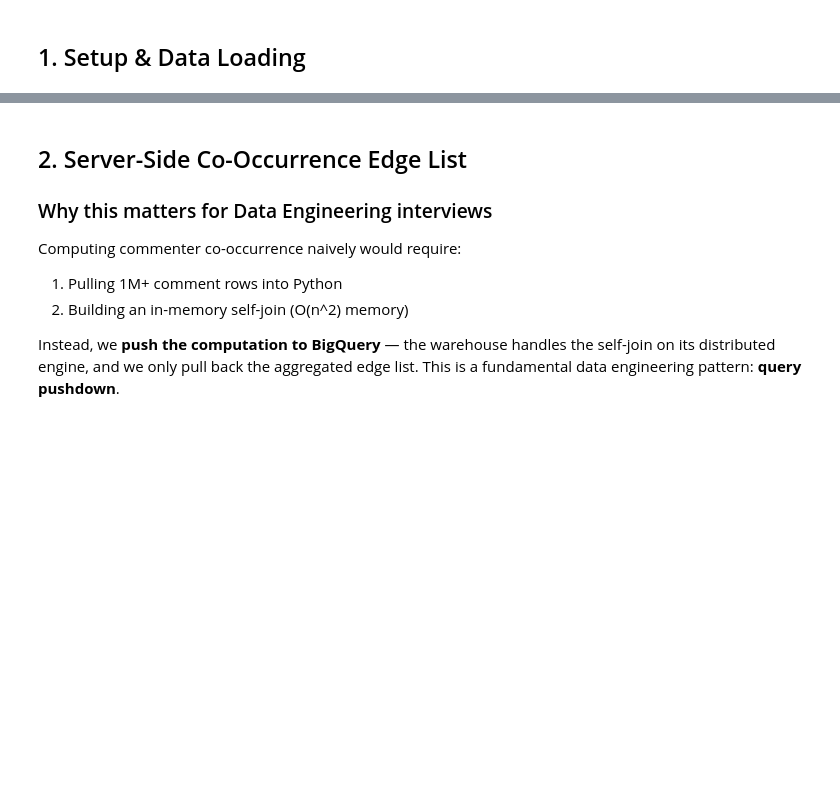
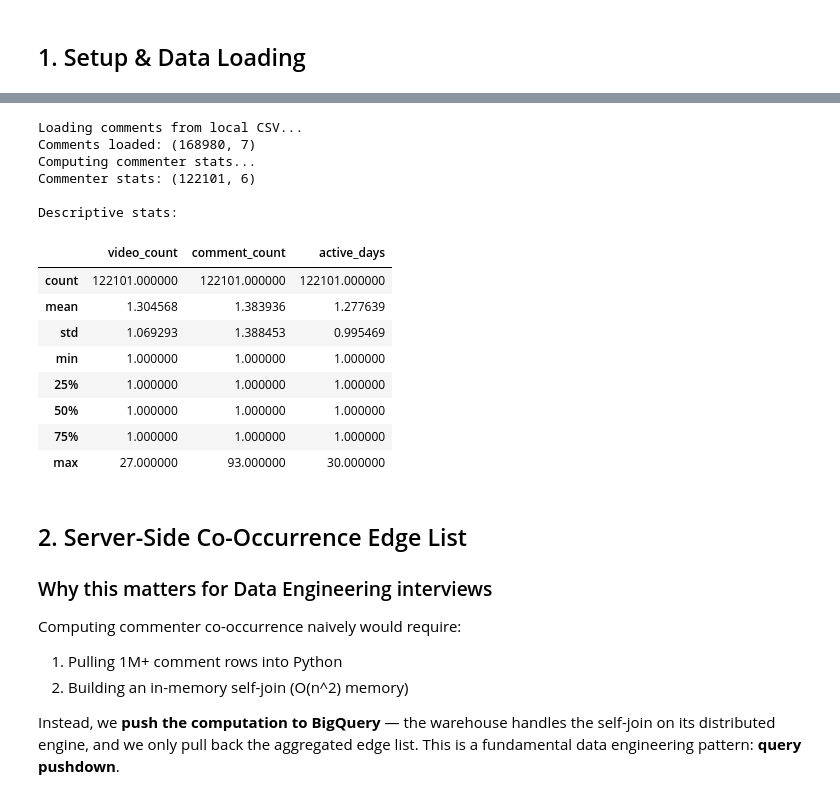
Before and after one commit to VighneshDev1411/youtube-misinfo-detection, a Jupyter notebook: task4_commenter_level_graph_analysis/commenter_analysis.ipynb, the cells around one changed output, grey strips where cells are left out. Saved outputs shown, nothing was run; the diff lists cells and outputs as text; code cells hidden in the pictures; blank space fills up the shorter version.

```diff
--- a/task4_commenter_level_graph_analysis/commenter_analysis.ipynb
+++ b/task4_commenter_level_graph_analysis/commenter_analysis.ipynb
@@ -59,3 +36,44 @@ commenter_stats[['video_count', 'comment_count', 'active_days']].describe()
+# %%
+# Load all comments from local CSV
+print('Loading comments from local CSV...')
+comments = load_comments()
+print(f'Comments loaded: {comments.shape}')
+
+# Compute commenter stats locally (equivalent to the BigQuery aggregation)
+print('Computing commenter stats...')
+commenter_stats = comments.dropna(subset=['author_channel_id']).groupby('author_channel_id').agg(
+    video_count=('video_id', 'nunique'),
+    comment_count=('comment_id', 'count'),
+    first_comment=('published_at', 'min'),
+    last_comment=('published_at', 'max'),
+).reset_index()
+
+# Compute active_days
+comments_with_date = comments.dropna(subset=['author_channel_id']).copy()
+comments_with_date['date'] = comments_with_date['published_at'].dt.date
+active_days = comments_with_date.groupby('author_channel_id')['date'].nunique().reset_index()
+active_days.columns = ['author_channel_id', 'active_days']
+commenter_stats = commenter_stats.merge(active_days, on='author_channel_id', how='left')
+
+print(f'Commenter stats: {commenter_stats.shape}')
+print(f'\nDescriptive stats:')
+commenter_stats[['video_count', 'comment_count', 'active_days']].describe()
+# %% [output]
+Loading comments from local CSV...
+Comments loaded: (168980, 7)
+Computing commenter stats...
+Commenter stats: (122101, 6)
+
+Descriptive stats:
+|  | video_count | comment_count | active_days |
+| count | 122101.000000 | 122101.000000 | 122101.000000 |
+| mean | 1.304568 | 1.383936 | 1.277639 |
+| std | 1.069293 | 1.388453 | 0.995469 |
+| min | 1.000000 | 1.000000 | 1.000000 |
+| 25% | 1.000000 | 1.000000 | 1.000000 |
+| 50% | 1.000000 | 1.000000 | 1.000000 |
+| 75% | 1.000000 | 1.000000 | 1.000000 |
+| max | 27.000000 | 93.000000 | 30.000000 |
 # %% [markdown]
 ## 2. Server-Side Co-Occurrence Edge List
 
```
Also changed, not shown: parts of 11 cells of this notebook, 27 other files.
